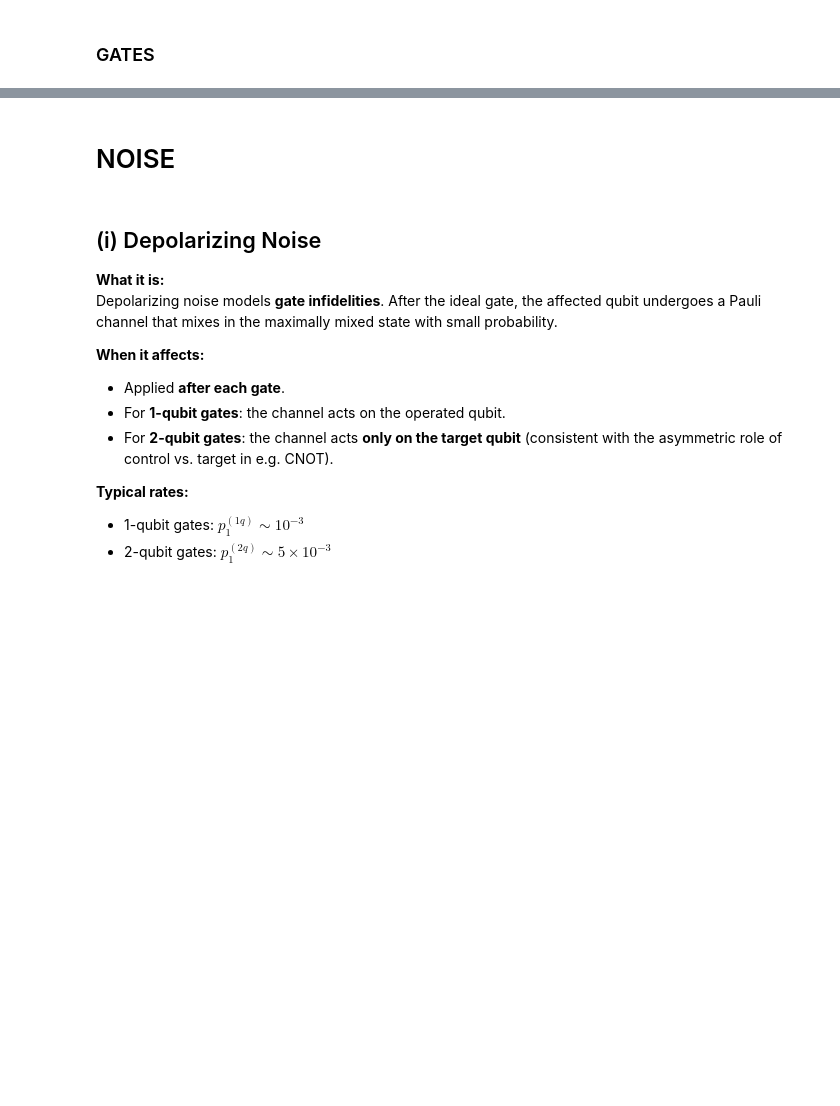
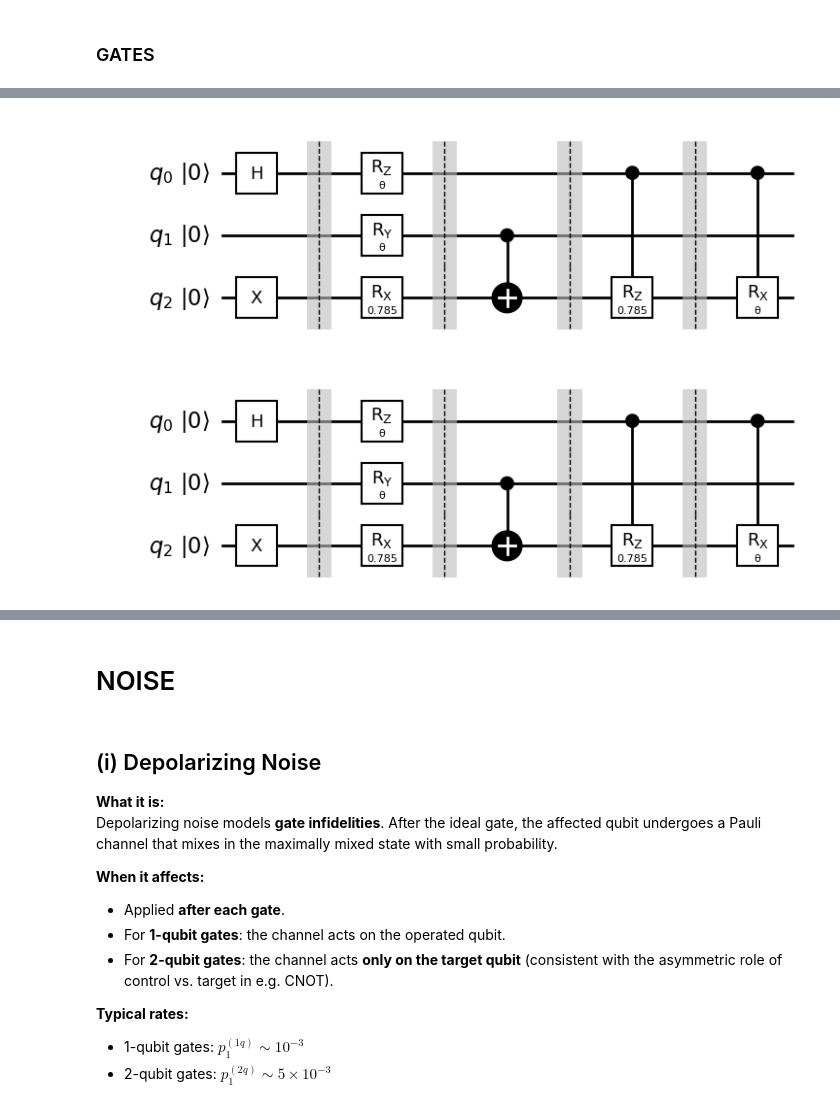
Before and after one commit to justynapokora/sciqis_project, a Jupyter notebook: random_circuits.ipynb, the cells around one changed output, grey strips where cells are left out. Drawn from its saved outputs; the diff is of its cells as text; code cells hidden in the pictures; blank space fills up the shorter version.

```diff
--- a/random_circuits.ipynb
+++ b/random_circuits.ipynb
@@ -40,7 +45,8 @@ print(STATES.generate_state([
 # %% [markdown]
 ### GATES
 # %%
-gates=[  # TODO explain layers
+num_of_qubits = 3
+gates=[
         [
             CircuitGate(GATES.X, target_qubit=2),
             CircuitGate(GATES.H, target_qubit=0)
@@ -58,3 +64,4 @@ gates=[  # TODO explain layers
             CircuitGate(GATES.CRx, target_qubit=2, control_qubit=0),
         ]
     ]
+draw_circuit(gates, num_of_qubits)
@@ -60,0 +71,10 @@ gates=[  # TODO explain layers
+# %%
+circuit = Circuit(
+    state=STATES.generate_zero_n_qubit_state(3),
+    gates=gates,
+    rng=RNG
+)
+draw_circuit(circuit.gates, num_of_qubits)
+# %% [output]
+[figure, added]
+[figure, added]
```
Also changed, not shown: parts of 18 cells of this notebook, 5 other files.
